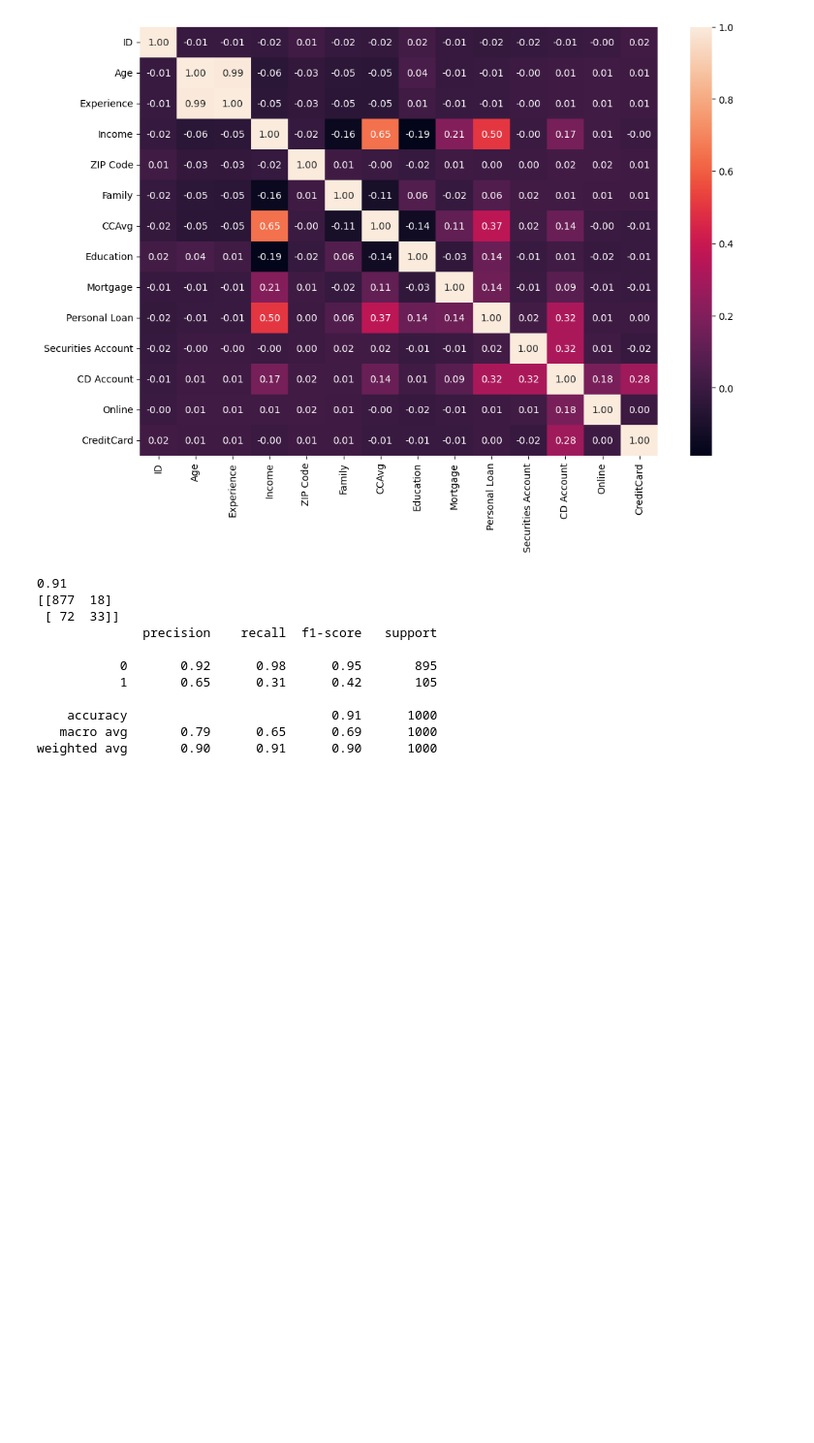
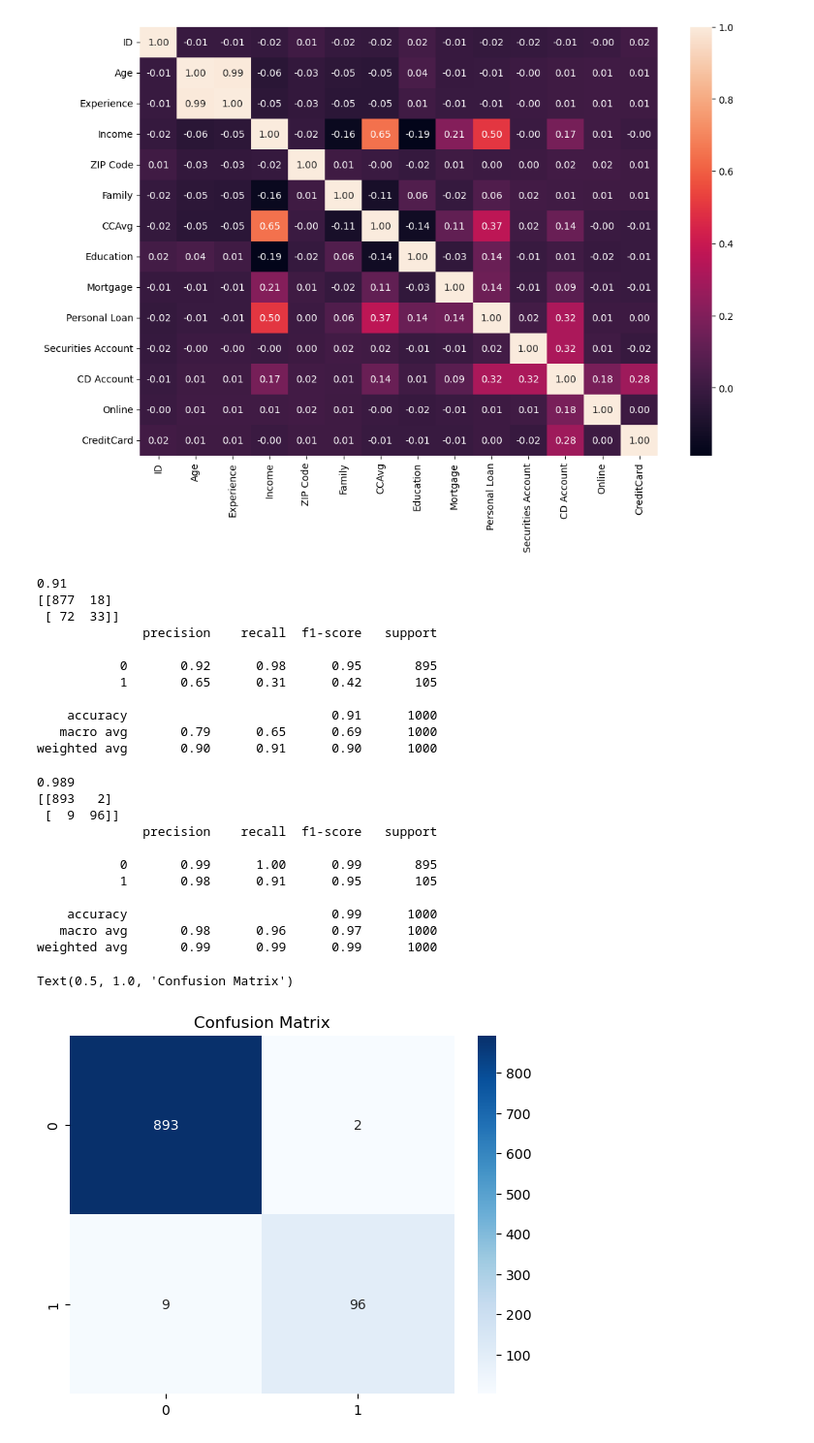
Before and after one commit to Kushal4369/Loan-Defaulter, a Jupyter notebook: Loan Defaulter.ipynb, the cells around one changed output. Shown at 97% size. Drawn from its saved outputs; the diff is of its cells as text; code cells hidden in the pictures; blank space fills up the shorter version.

Commit message:
Add Random Forest Model

```diff
--- a/Loan Defaulter.ipynb
+++ b/Loan Defaulter.ipynb
@@ -198,3 +198,36 @@ print(class_report)
     accuracy                           0.91      1000
    macro avg       0.79      0.65      0.69      1000
 weighted avg       0.90      0.91      0.90      1000
+# %%
+#Random Forest Model
+
+rf = RandomForestClassifier(n_estimators=100, random_state=42)
+rf.fit(X_train_scaled, y_train)
+
+y_pred_rf = rf.predict(X_test_scaled)
+# %%
+# Measure Random Forest performance
+
+accuracy_rf = accuracy_score(y_test, y_pred_rf)
+conf_matrix_rf = confusion_matrix(y_test, y_pred_rf)
+class_report_rf = classification_report(y_test, y_pred_rf)
+print(accuracy_rf)
+print(conf_matrix_rf)
+print(class_report_rf)
+
+sns.heatmap(conf_matrix_rf, annot=True, fmt='d', cmap='Blues')
+plt.title('Confusion Matrix')
+# %% [output]
+0.989
+[[893   2]
+ [  9  96]]
+              precision    recall  f1-score   support
+
+           0       0.99      1.00      0.99       895
+           1       0.98      0.91      0.95       105
+
+    accuracy                           0.99      1000
+   macro avg       0.98      0.96      0.97      1000
+weighted avg       0.99      0.99      0.99      1000
+Text(0.5, 1.0, 'Confusion Matrix')
+[figure, added]
```
